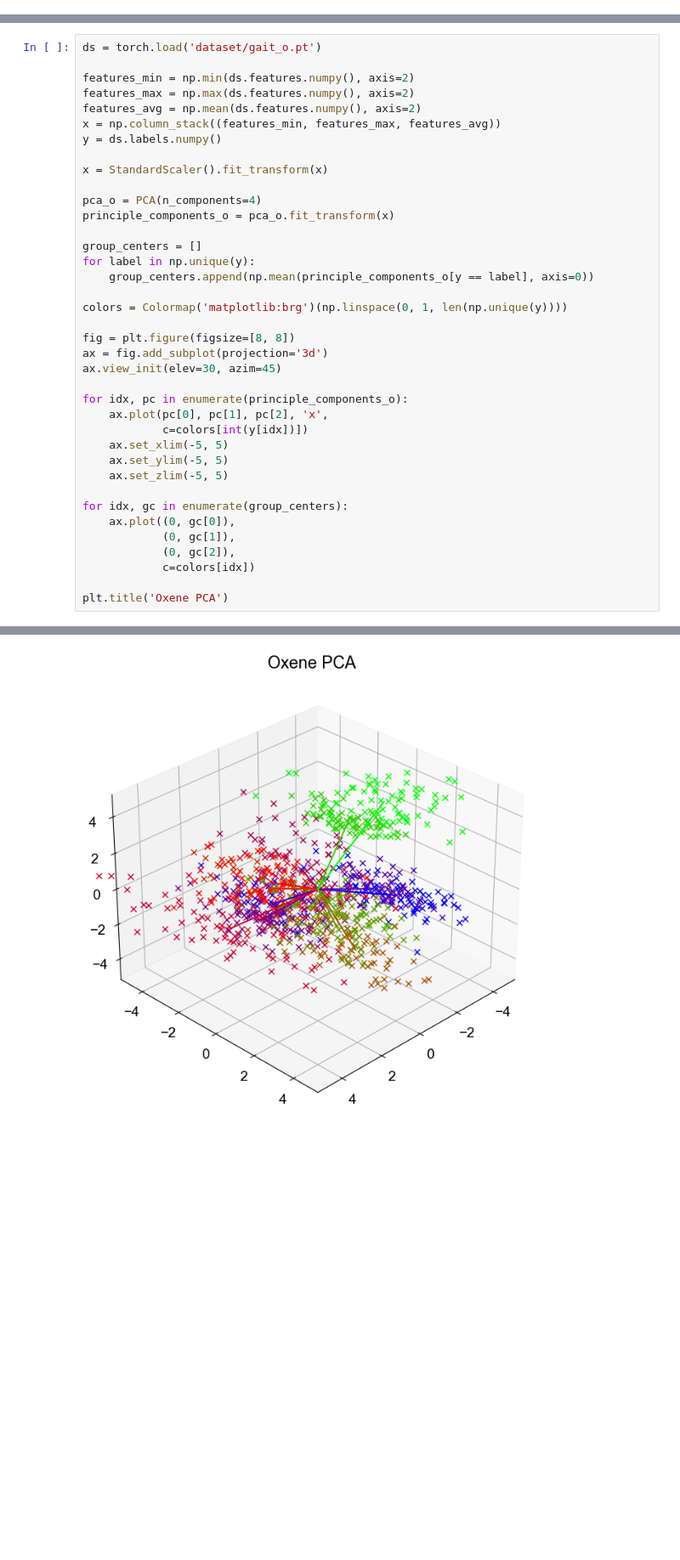
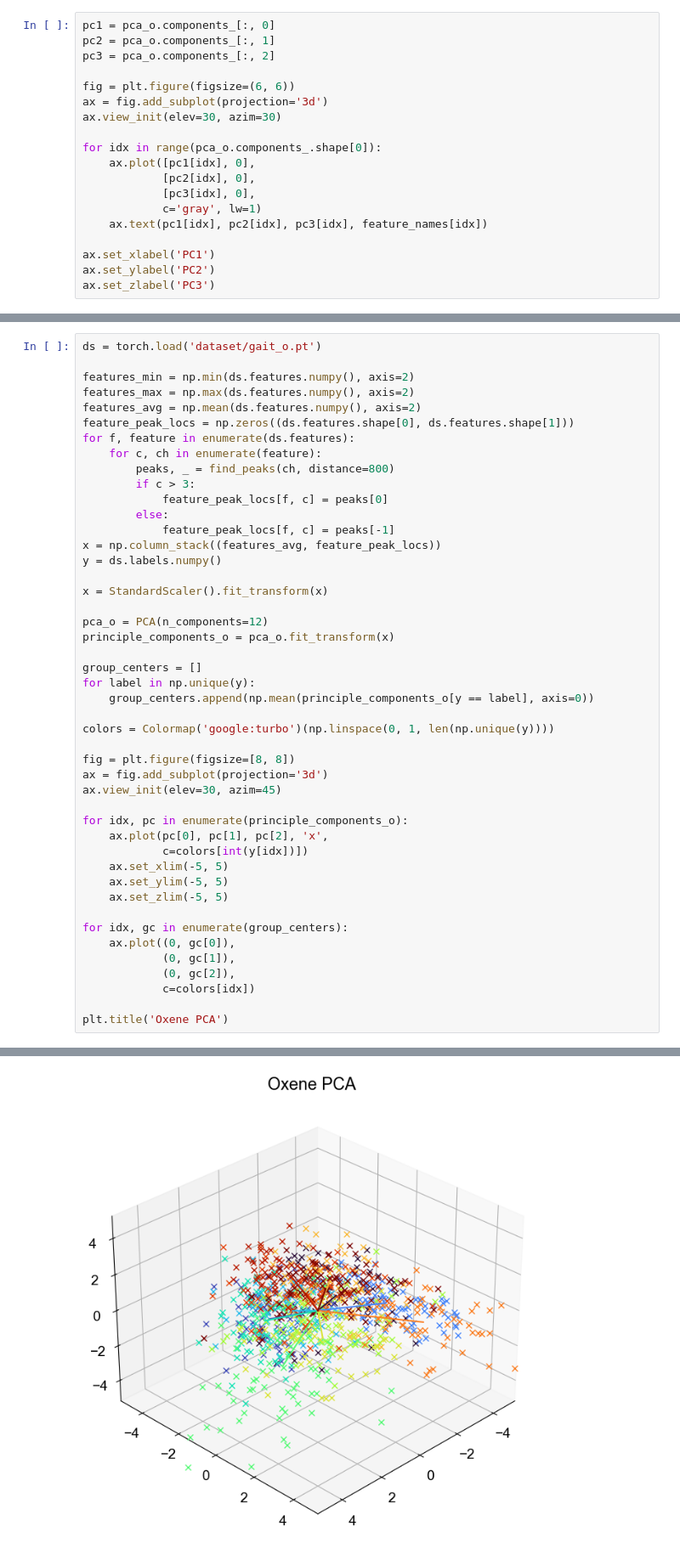
Before and after one commit to BailabUNC/oxene-nn, a Jupyter notebook: statistics.ipynb, the cells around one changed output, grey strips where cells are left out. Shown: that part at 85% size. Drawn from its saved outputs; the diff is of its cells as text; blank space fills up the shorter version.

```diff
--- a/statistics.ipynb
+++ b/statistics.ipynb
@@ -14,0 +77,19 @@ from cmap import Colormap
+# %%
+pc1 = pca_o.components_[:, 0]
+pc2 = pca_o.components_[:, 1]
+pc3 = pca_o.components_[:, 2]
+
+fig = plt.figure(figsize=(6, 6))
+ax = fig.add_subplot(projection='3d')
+ax.view_init(elev=30, azim=30)
+
+for idx in range(pca_o.components_.shape[0]):
+    ax.plot([pc1[idx], 0],
+            [pc2[idx], 0],
+            [pc3[idx], 0],
+            c='gray', lw=1)
+    ax.text(pc1[idx], pc2[idx], pc3[idx], feature_names[idx])
+
+ax.set_xlabel('PC1')
+ax.set_ylabel('PC2')
+ax.set_zlabel('PC3')
@@ -18,38 +109,46 @@ ds = torch.load('dataset/gait_o.pt')
 features_min = np.min(ds.features.numpy(), axis=2)
 features_max = np.max(ds.features.numpy(), axis=2)
 features_avg = np.mean(ds.features.numpy(), axis=2)
-x = np.column_stack((features_min, features_max, features_avg))
+feature_peak_locs = np.zeros((ds.features.shape[0], ds.features.shape[1]))
+for f, feature in enumerate(ds.features):
+    for c, ch in enumerate(feature):
+        peaks, _ = find_peaks(ch, distance=800)
+        if c > 3:
+            feature_peak_locs[f, c] = peaks[0]
+        else:
+            feature_peak_locs[f, c] = peaks[-1]
+x = np.column_stack((features_avg, feature_peak_locs))
 y = ds.labels.numpy()
 
 x = StandardScaler().fit_transform(x)
 
-pca_o = PCA(n_components=4)
+pca_o = PCA(n_components=12)
 principle_components_o = pca_o.fit_transform(x)
 
 group_centers = []
 for label in np.unique(y):
     group_centers.append(np.mean(principle_components_o[y == label], axis=0))
 
-colors = Colormap('matplotlib:brg')(np.linspace(0, 1, len(np.unique(y))))
+colors = Colormap('google:turbo')(np.linspace(0, 1, len(np.unique(y))))
 
 fig = plt.figure(figsize=[8, 8])
 ax = fig.add_subplot(projection='3d')
 ax.view_init(elev=30, azim=45)
 
 for idx, pc in enumerate(principle_components_o):
     ax.plot(pc[0], pc[1], pc[2], 'x',
             c=colors[int(y[idx])])
     ax.set_xlim(-5, 5)
     ax.set_ylim(-5, 5)
     ax.set_zlim(-5, 5)
 
 for idx, gc in enumerate(group_centers):
     ax.plot((0, gc[0]),
             (0, gc[1]),
             (0, gc[2]),
             c=colors[idx])
 
 plt.title('Oxene PCA')
 # %% [output]
 Text(0.5, 0.92, 'Oxene PCA')
-[figure, old version]
+[figure, new version]
```
Also changed, not shown: parts of 10 cells of this notebook, 3 other files.
